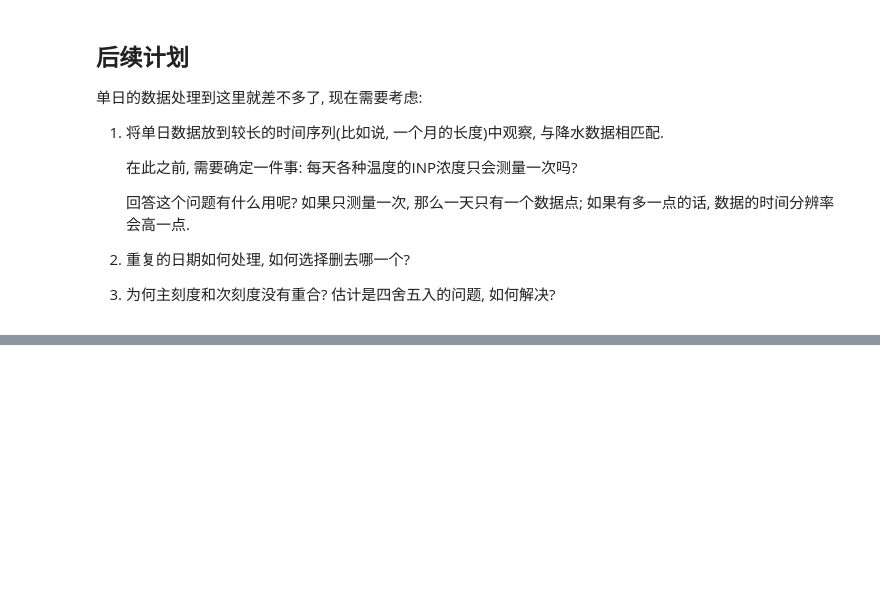
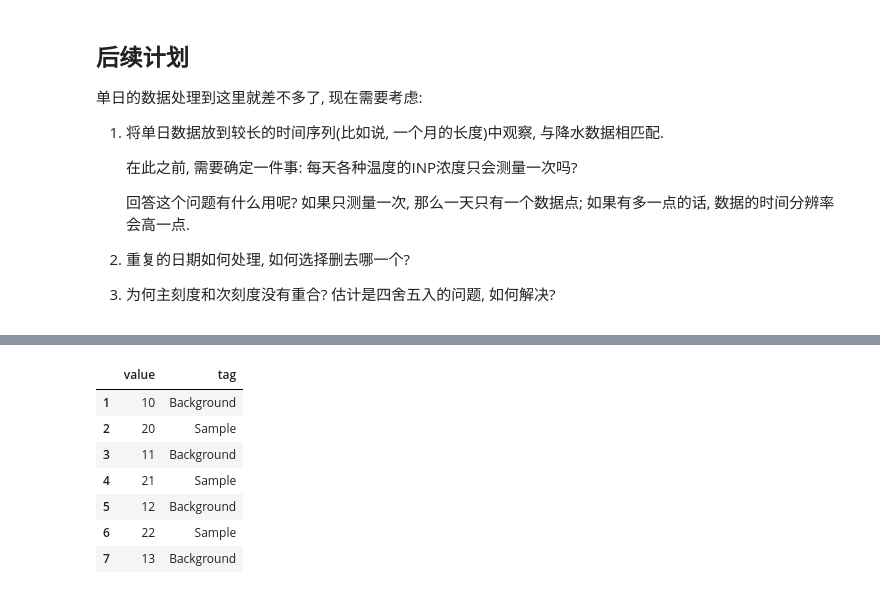
Before and after one commit to ReedFu/master0_2025, a Jupyter notebook: Lanzhou_cfdc/N_inp single day TEST.ipynb, the cells around one changed output, grey strips where cells are left out. Cells and saved outputs as stored; diff of their text form; code cells hidden in the pictures; blank space fills up the shorter version.

```diff
--- a/Lanzhou_cfdc/N_inp single day TEST.ipynb
+++ b/Lanzhou_cfdc/N_inp single day TEST.ipynb
@@ -575,0 +698,17 @@ Mean Net INP avg [#/L] at -15°C: -0.4292262879447868
+# %%
+def merge_series_with_tag(sam, bac, tag1='Sample', tag2='Background'):
+    # 分别为两个 Series 创建标签
+    df1 = pd.DataFrame({'value': sam, 'tag': tag1})
+    df2 = pd.DataFrame({'value': bac, 'tag': tag2})
+
+    # 纵向合并 + 按索引排序
+    df = pd.concat([df1, df2]).sort_index()
+
+    return df
+# %%
+back = pd.Series([10, 11, 12, 13], index=[1, 3, 5, 7])
+samp = pd.Series([20, 21, 22], index=[2, 4, 6])
+
+
+df = merge_series_with_tag(samp, back)
+print(df)
@@ -575,0 +724,12 @@ Mean Net INP avg [#/L] at -15°C: -0.4292262879447868
+# %%
+df = df.drop(df[df['tag'] == df['tag'].shift(-1)].index)
+df
+# %% [output]
+|  | value | tag |
+| 1 | 10 | Background |
+| 2 | 20 | Sample |
+| 3 | 11 | Background |
+| 4 | 21 | Sample |
+| 5 | 12 | Background |
+| 6 | 22 | Sample |
+| 7 | 13 | Background |
```
Also changed, not shown: parts of 8 cells of this notebook, 1 other file.
